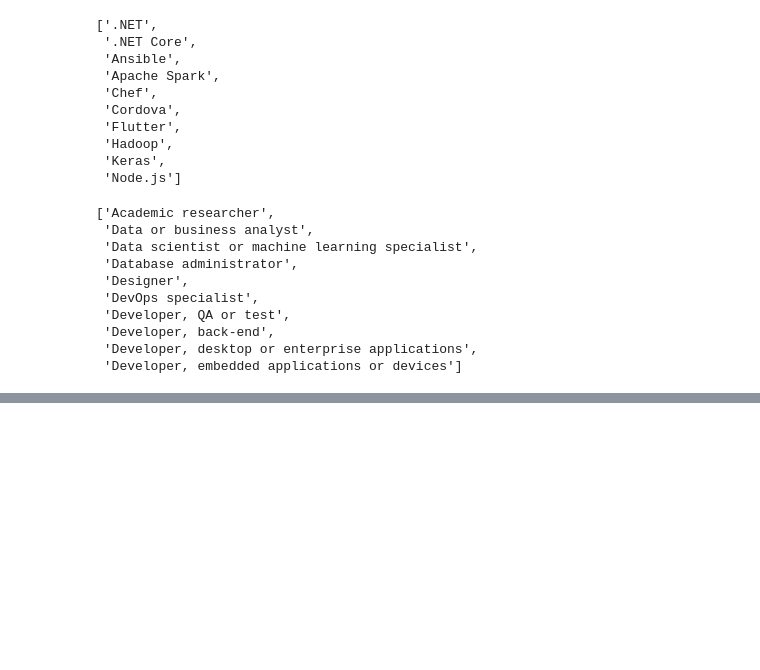
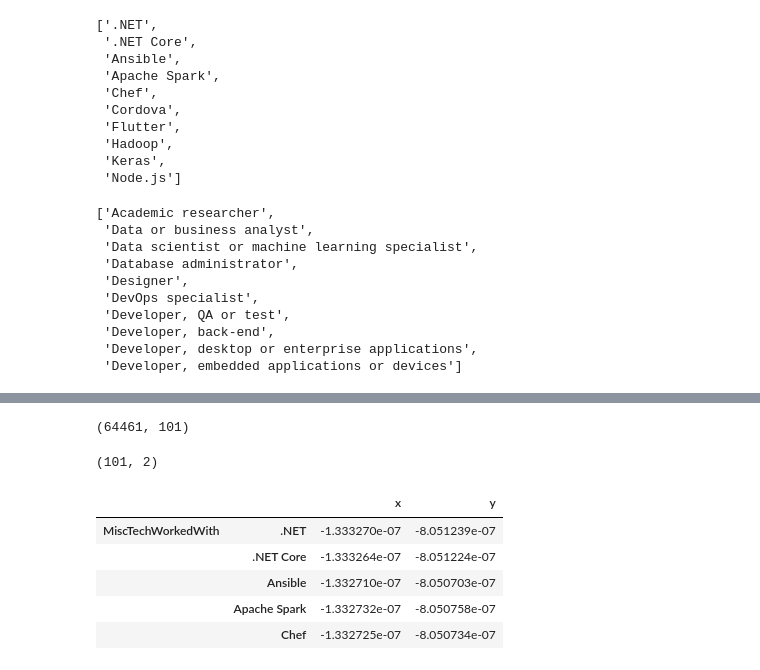
Before and after one commit to joseph-tharwat/stackoverflowDeveloper, a Jupyter notebook: notebooks/4_feature_engineering.ipynb, the cells around one changed output, grey strips where cells are left out. Cells and saved outputs as stored; diff of their text form; code cells hidden in the pictures; blank space fills up the shorter version.

```diff
--- a/notebooks/4_feature_engineering.ipynb
+++ b/notebooks/4_feature_engineering.ipynb
@@ -64,0 +88,4 @@ jobs[:10]
+# %%
+df_skills_scaled.shape
+# %% [output]
+(64461, 101)
@@ -64,0 +95,14 @@ jobs[:10]
+# %%
+skills_tsne.shape
+# %% [output]
+(101, 2)
+# %%
+df_skills_tsne = pd.DataFrame(skills_tsne, index=df_skills.columns,columns=["x","y"])
+df_skills_tsne.head()
+# %% [output]
+|  |  | x | y |
+| MiscTechWorkedWith | .NET | -1.333270e-07 | -8.051239e-07 |
+|  | .NET Core | -1.333264e-07 | -8.051224e-07 |
+|  | Ansible | -1.332710e-07 | -8.050703e-07 |
+|  | Apache Spark | -1.332732e-07 | -8.050758e-07 |
+|  | Chef | -1.332725e-07 | -8.050734e-07 |
```
Also changed, not shown: parts of 5 cells of this notebook, 1 other file.
